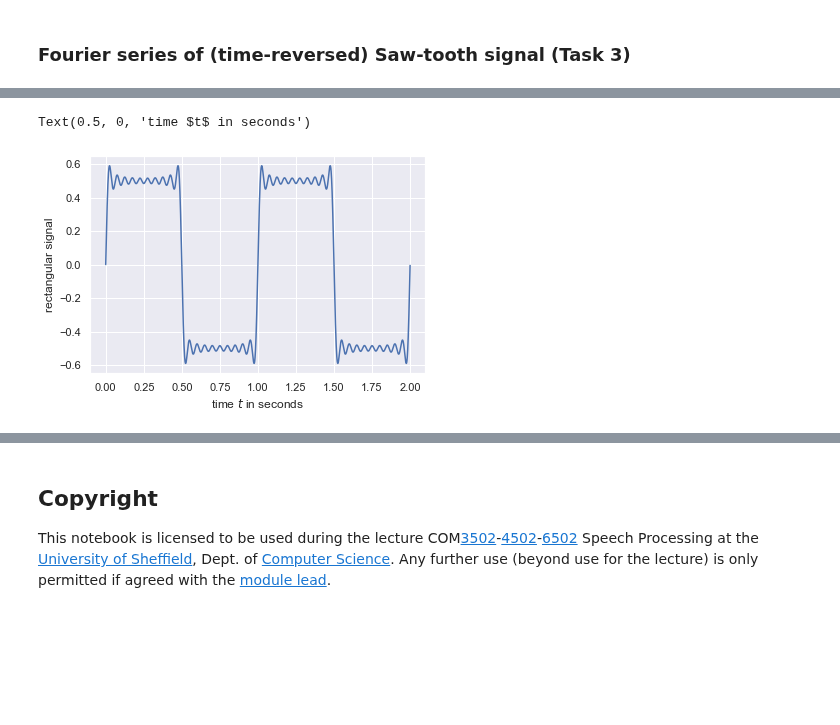
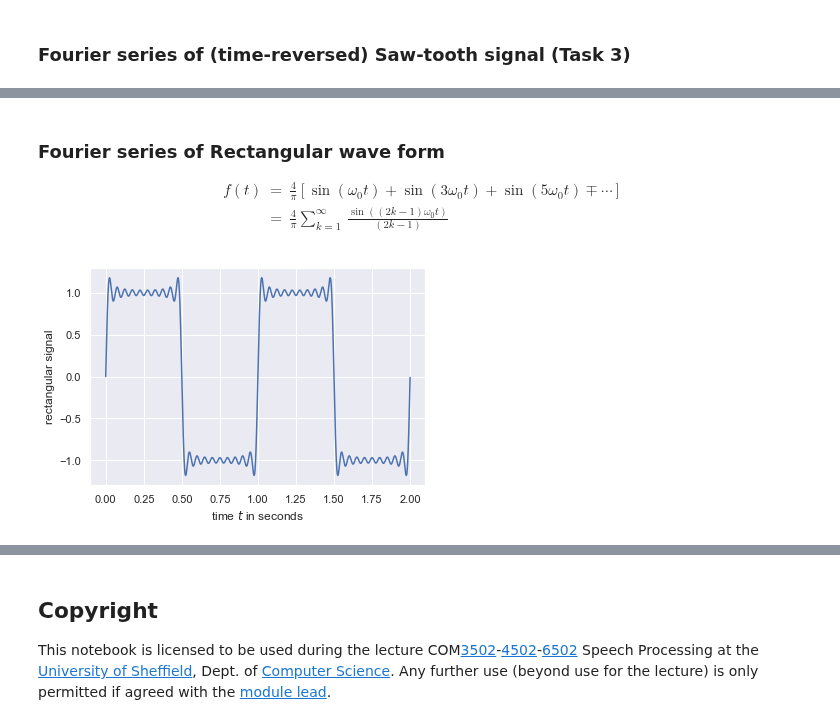
Before and after one commit to sap-shef/SpeechProcesssingLab, a Jupyter notebook: Lab-Sheet-Solutions/Lab-Sheet-4-Solution.ipynb, the cells around one changed output, grey strips where cells are left out. Drawn from its saved outputs; the diff is of its cells as text; code cells hidden in the pictures; blank space fills up the shorter version.

```diff
--- a/Lab-Sheet-Solutions/Lab-Sheet-4-Solution.ipynb
+++ b/Lab-Sheet-Solutions/Lab-Sheet-4-Solution.ipynb
@@ -230,16 +273,23 @@ f(t) &=& \frac{8h}{\pi^2}\left[\sin(\omega_0t)-\frac{1}{3^2}\sin(3\omega_0t)+\fr
+# %% [markdown]
+### Fourier series of Rectangular wave form
+
+\begin{eqnarray}
+\label{eq:FourierSeriesTriangular}
+f(t) &=& \frac{4}{\pi}\left[\sin(\omega_0t)+\sin(3\omega_0t)+\sin(5\omega_0t)\mp \cdots\right] \tag{9}\\
+ &=& \frac{4}{\pi} \sum_{k=1}^{\infty}\,\frac{\sin((2k-1)\omega_0t)}{(2k-1)} \tag{10}
+\end{eqnarray}
 # %%
 def generateTriangular(f0=1, length = 2, fs=8000, order=10):
     t=np.arange(0,length,1/fs)  # time vector
-    triang = np.zeros(len(t)) # pre-allocate variable with zeros
+    sum = np.zeros(len(t)) # pre-allocate variable with zeros
     for ii in range(0, order, 2):
         jj=ii+1
-        triang += np.sin(2*np.pi*jj*f0*t)/jj
-    return 2*triang/np.pi, t
+        sum += np.sin(2*np.pi*jj*f0*t)/jj
+    return 4*sum/(np.pi), t
 
 signal,t = generateTriangular(order=20)
 plt.plot(t,signal);
 plt.ylabel('rectangular signal')
-plt.xlabel('time $t$ in seconds')
+plt.xlabel('time $t$ in seconds');
 # %% [output]
-Text(0.5, 0, 'time $t$ in seconds')
-[figure, old version]
+[figure, new version]
```
Also changed, not shown: parts of 6 cells of this notebook, 1 other file.
